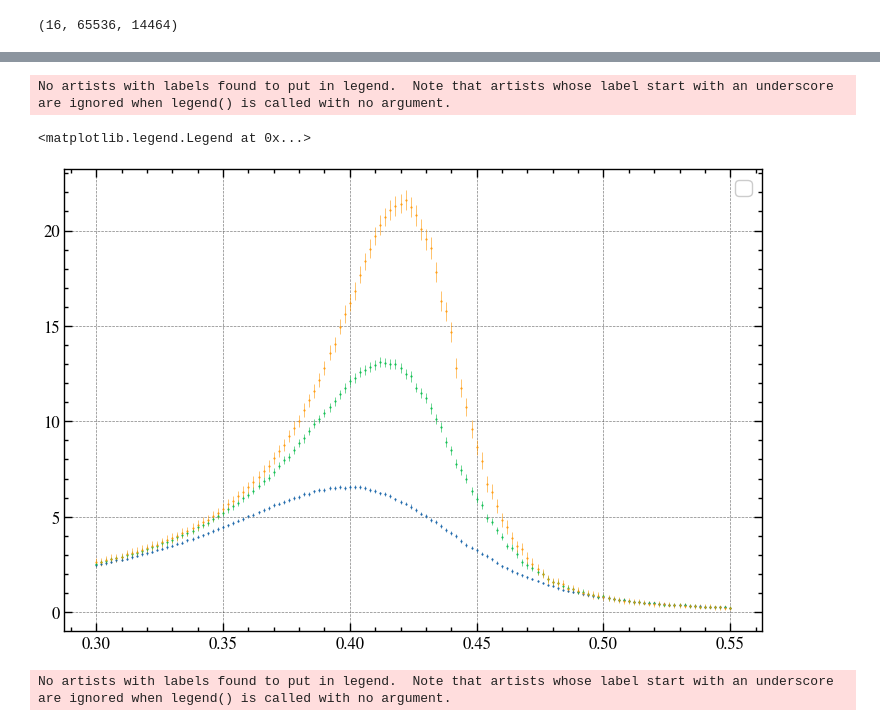
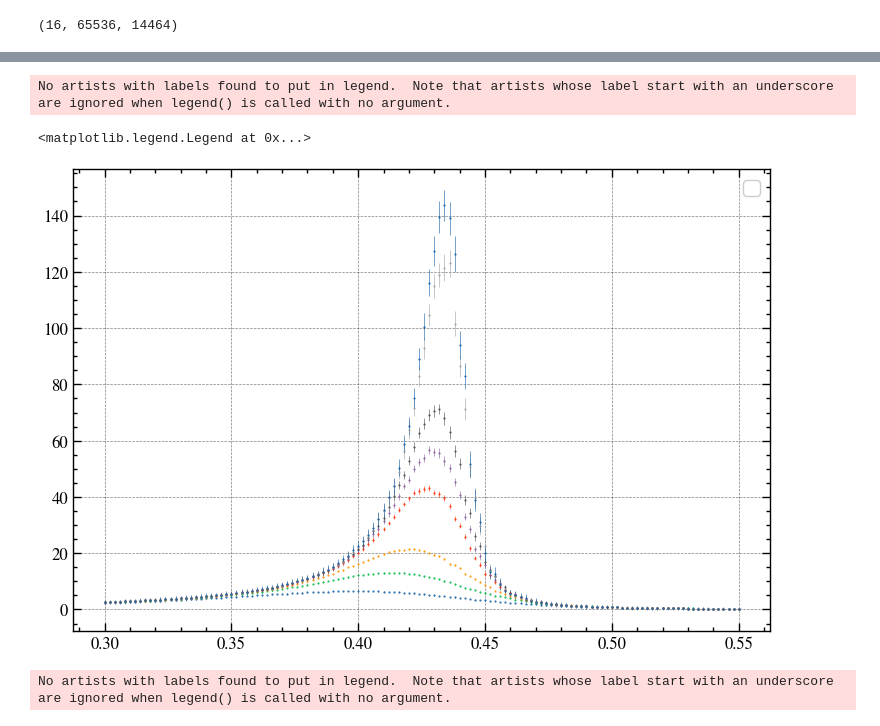
Before and after one commit to roberto-dionisio/numerical_methods, a Jupyter notebook: Ising_model/analysis+term.ipynb, the cells around one changed output, grey strips where cells are left out. Drawn from its saved outputs; the diff is of its cells as text; code cells hidden in the pictures.

```diff
--- a/Ising_model/analysis+term.ipynb
+++ b/Ising_model/analysis+term.ipynb
@@ -225,3 +212,0 @@ c
-# %%
-boot = binned_bootstrap(c, 3, 10)
-boot[0]
@@ -337,12 +290,17 @@ plt.legend()
 # %%
 #plt.plot(beta_exp,dchi_L[:,0],label='1')
 #plt.plot(beta_exp,dchi_L[:,1],label='2')
 plt.errorbar(beta_exp, chi_L[:,0], dchi_L[:,0],fmt='.', elinewidth=.4,markersize=1)
 plt.errorbar(beta_exp, chi_L[:,1], dchi_L[:,1],fmt='.', elinewidth=.4,markersize=1)
 plt.errorbar(beta_exp, chi_L[:,2], dchi_L[:,2],fmt='.', elinewidth=.4,markersize=1)
+plt.errorbar(beta_exp, chi_L[:,4], dchi_L[:,4],fmt='.', elinewidth=.4,markersize=1)
+plt.errorbar(beta_exp, chi_L[:,5], dchi_L[:,5],fmt='.', elinewidth=.4,markersize=1)
+plt.errorbar(beta_exp, chi_L[:,6], dchi_L[:,6],fmt='.', elinewidth=.4,markersize=1)
+plt.errorbar(beta_exp, chi_L[:,9], dchi_L[:,9],fmt='.', elinewidth=.4,markersize=1)
+plt.errorbar(beta_exp, chi_L[:,10], dchi_L[:,10],fmt='.', elinewidth=.4,markersize=1)
 plt.legend()
 # %% [output]
 No artists with labels found to put in legend.  Note that artists whose label start with an underscore are ignored when legend() is called with no argument.
 <matplotlib.legend.Legend at 0x...>
-[figure, old version]
+[figure, new version]
 # %%
```
Also changed, not shown: parts of 24 cells of this notebook.
